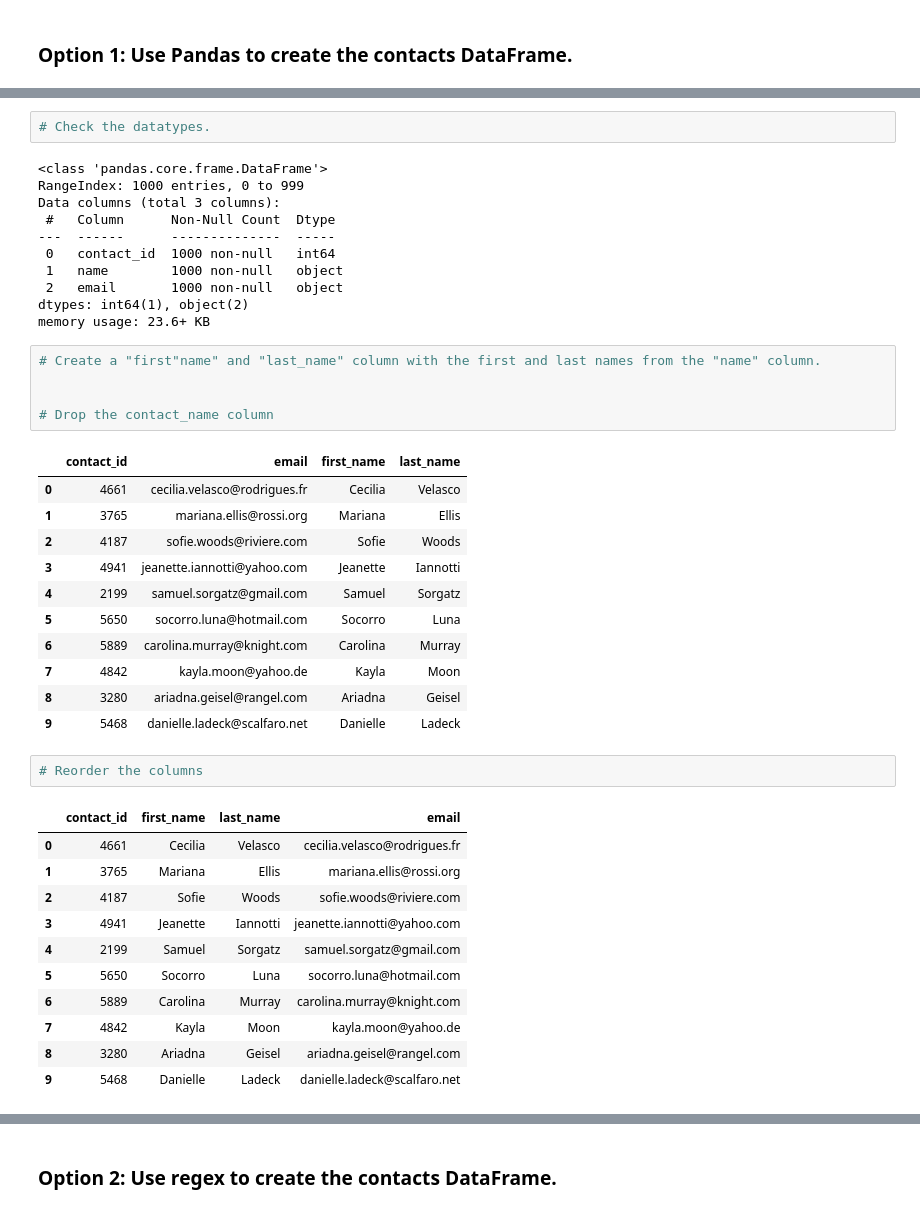
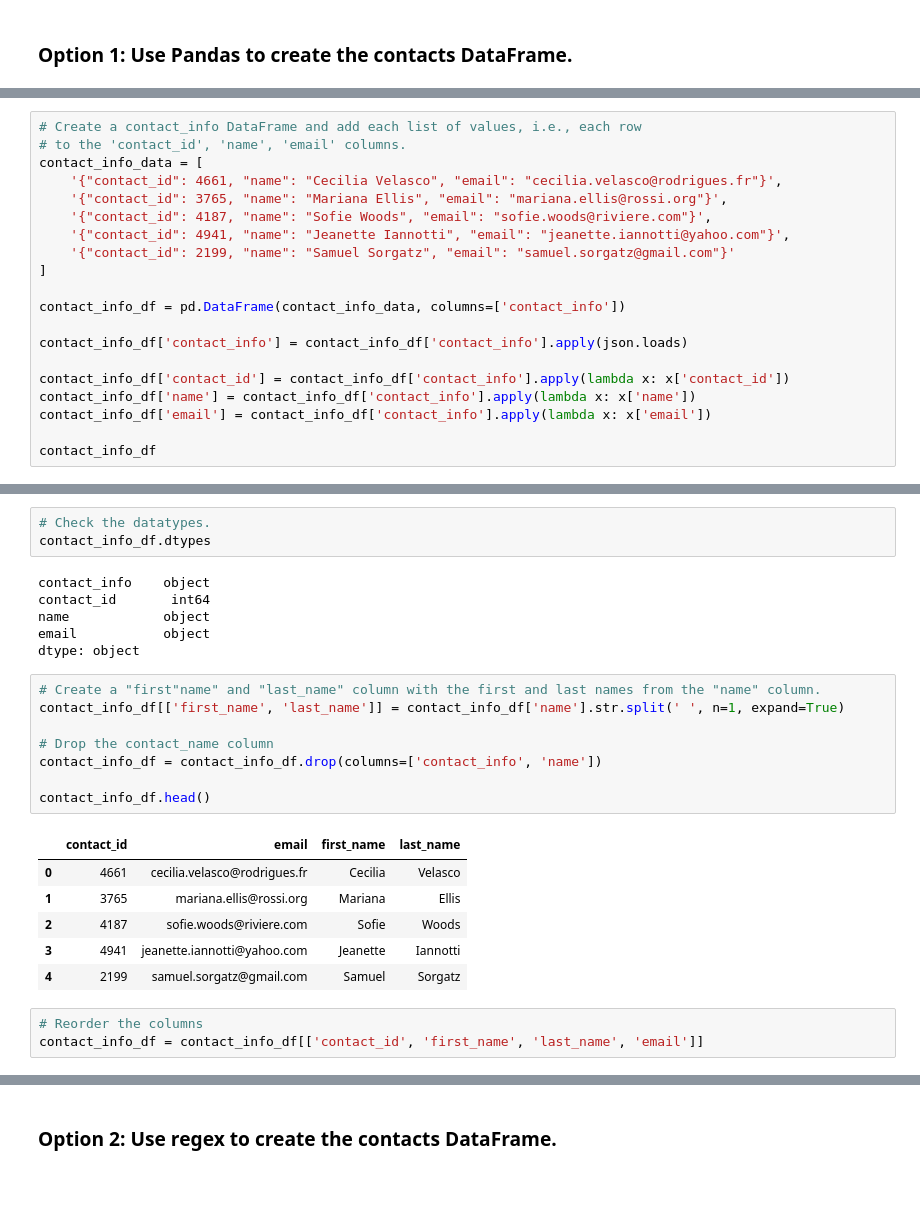
Before and after one commit to andersonjenna/Crowdfunding_ETL, a Jupyter notebook: ETL_Mini_Project_Starter_Code.ipynb, the cells around one changed output, grey strips where cells are left out. Drawn from its saved outputs; the diff is of its cells as text; blank space fills up the shorter version.

```diff
--- a/ETL_Mini_Project_Starter_Code.ipynb
+++ b/ETL_Mini_Project_Starter_Code.ipynb
@@ -361,0 +371,20 @@ print(dict_values)
+# %%
+# Create a contact_info DataFrame and add each list of values, i.e., each row
+# to the 'contact_id', 'name', 'email' columns.
+contact_info_data = [
+    '{"contact_id": 4661, "name": "Cecilia Velasco", "email": "cecilia.velasco@rodrigues.fr"}',
+    '{"contact_id": 3765, "name": "Mariana Ellis", "email": "mariana.ellis@rossi.org"}',
+    '{"contact_id": 4187, "name": "Sofie Woods", "email": "sofie.woods@riviere.com"}',
+    '{"contact_id": 4941, "name": "Jeanette Iannotti", "email": "jeanette.iannotti@yahoo.com"}',
+    '{"contact_id": 2199, "name": "Samuel Sorgatz", "email": "samuel.sorgatz@gmail.com"}'
+]
+
+contact_info_df = pd.DataFrame(contact_info_data, columns=['contact_info'])
+
+contact_info_df['contact_info'] = contact_info_df['contact_info'].apply(json.loads)
+
+contact_info_df['contact_id'] = contact_info_df['contact_info'].apply(lambda x: x['contact_id'])
+contact_info_df['name'] = contact_info_df['contact_info'].apply(lambda x: x['name'])
+contact_info_df['email'] = contact_info_df['contact_info'].apply(lambda x: x['email'])
+
+contact_info_df
@@ -362,46 +398,29 @@ print(dict_values)
 # %%
 # Check the datatypes.
+contact_info_df.dtypes
 # %% [output]
-<class 'pandas.core.frame.DataFrame'>
-RangeIndex: 1000 entries, 0 to 999
-Data columns (total 3 columns):
- #   Column      Non-Null Count  Dtype
----  ------      --------------  -----
- 0   contact_id  1000 non-null   int64
- 1   name        1000 non-null   object
- 2   email       1000 non-null   object
-dtypes: int64(1), object(2)
-memory usage: 23.6+ KB
+contact_info    object
+contact_id       int64
+name            object
+email           object
+dtype: object
 # %%
 # Create a "first"name" and "last_name" column with the first and last names from the "name" column.
-
+contact_info_df[['first_name', 'last_name']] = contact_info_df['name'].str.split(' ', n=1, expand=True)
 
 # Drop the contact_name column
+contact_info_df = contact_info_df.drop(columns=['contact_info', 'name'])
+
+contact_info_df.head()
 # %% [output]
 |  | contact_id | email | first_name | last_name |
 | 0 | 4661 | cecilia.velasco@rodrigues.fr | Cecilia | Velasco |
 | 1 | 3765 | mariana.ellis@rossi.org | Mariana | Ellis |
 | 2 | 4187 | sofie.woods@riviere.com | Sofie | Woods |
 | 3 | 4941 | jeanette.iannotti@yahoo.com | Jeanette | Iannotti |
 | 4 | 2199 | samuel.sorgatz@gmail.com | Samuel | Sorgatz |
-| 5 | 5650 | socorro.luna@hotmail.com | Socorro | Luna |
-| 6 | 5889 | carolina.murray@knight.com | Carolina | Murray |
-| 7 | 4842 | kayla.moon@yahoo.de | Kayla | Moon |
-| 8 | 3280 | ariadna.geisel@rangel.com | Ariadna | Geisel |
-| 9 | 5468 | danielle.ladeck@scalfaro.net | Danielle | Ladeck |
 # %%
 # Reorder the columns
+contact_info_df = contact_info_df[['contact_id', 'first_name', 'last_name', 'email']]
-# %% [output]
-|  | contact_id | first_name | last_name | email |
-| 0 | 4661 | Cecilia | Velasco | cecilia.velasco@rodrigues.fr |
-| 1 | 3765 | Mariana | Ellis | mariana.ellis@rossi.org |
-| 2 | 4187 | Sofie | Woods | sofie.woods@riviere.com |
-| 3 | 4941 | Jeanette | Iannotti | jeanette.iannotti@yahoo.com |
-| 4 | 2199 | Samuel | Sorgatz | samuel.sorgatz@gmail.com |
-| 5 | 5650 | Socorro | Luna | socorro.luna@hotmail.com |
-| 6 | 5889 | Carolina | Murray | carolina.murray@knight.com |
-| 7 | 4842 | Kayla | Moon | kayla.moon@yahoo.de |
-| 8 | 3280 | Ariadna | Geisel | ariadna.geisel@rangel.com |
-| 9 | 5468 | Danielle | Ladeck | danielle.ladeck@scalfaro.net |
 # %%
 # Check the datatypes one more time before exporting as CSV file.
```
Also changed, not shown: parts of 16 cells of this notebook.
